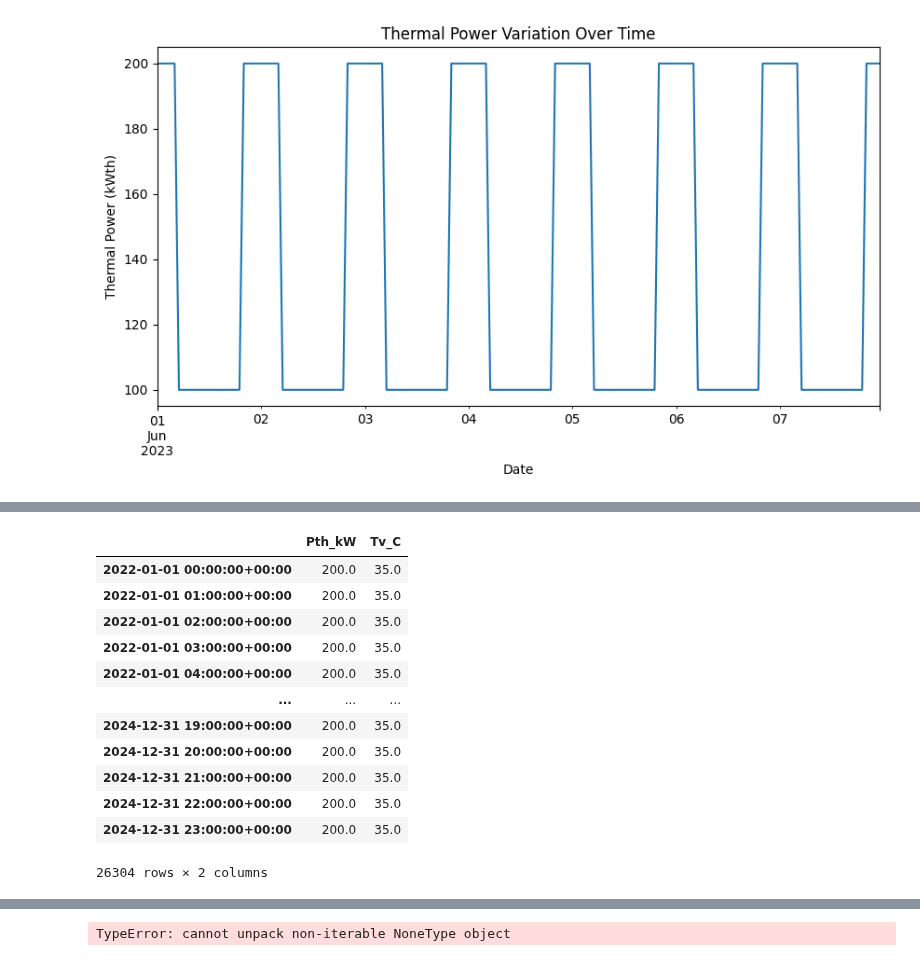
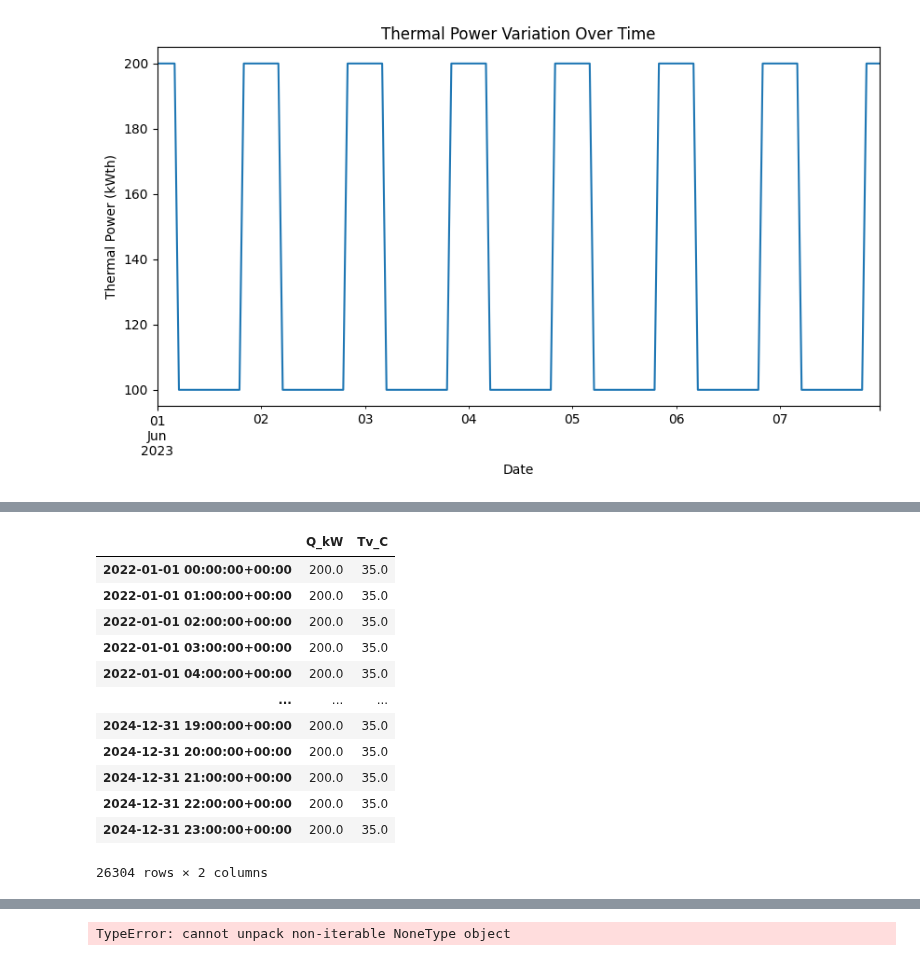
Before and after one commit to juan11iguel/SOLhycool, a Jupyter notebook: simulation/notebooks/generate_thermal_load_profile.ipynb, the cells around one changed output, grey strips where cells are left out. Saved outputs shown, nothing was run; the diff lists cells and outputs as text; code cells hidden in the pictures.

```diff
--- a/simulation/notebooks/generate_thermal_load_profile.ipynb
+++ b/simulation/notebooks/generate_thermal_load_profile.ipynb
@@ -19,8 +19,8 @@ from suntime import Sun
 output_path: Path = Path("../../data/datasets")
 latitude: float = 37.0947  # Tabernas, Spain
 longitude: float = -2.3583
-Pth_nomimal: float = 200.0  # Nominal power of the cooling system, kWth
-Pth_partial: float = Pth_nomimal * 0.5 # Partial load of the cooling system, kWth
+Q_nomimal: float = 200.0  # Nominal power of the cooling system, kWth
+Q_partial: float = Q_nomimal * 0.5 # Partial load of the cooling system, kWth
 Tv_nominal: float = 35 # Nominal temperature of vapor, ºC
 
 year_start: int = 2022
@@ -35,7 +35,7 @@ end_date = datetime.datetime(year_end, 12, 31, 23, 0, 0)
 date_rng = pd.date_range(start=start_date, end=end_date, freq='h', tz='UTC')
 
 # Initialize thermal load series (default to Pn)
-Pth = pd.Series(Pth_nomimal, index=date_rng, dtype=float)
+Q = pd.Series(Q_nomimal, index=date_rng, dtype=float)
 
 # Compute sunrise & sunset for each day
 sunrise_times = {}
@@ -68,8 +68,8 @@ Last sunset entry: (datetime.date(2024, 12, 31), datetime.datetime(2024, 12, 31,
 sunrise_series = pd.Series(sunrise_times).dt.tz_convert('UTC')
 sunset_series = pd.Series(sunset_times).dt.tz_convert('UTC')
 
-# Ensure the index of Pth aligns with the datetime range
-date_index = Pth.index
+# Ensure the index of Q aligns with the datetime range
+date_index = Q.index
 
 # Get the sunrise and sunset times for each timestamp
 sunrise_match = sunrise_series.reindex(date_index.date, method="ffill").values
@@ -78,12 +78,12 @@ sunset_match = sunset_series.reindex(date_index.date, method="ffill").values
 # Create a Boolean mask where the condition is met
 mask = (date_index.values >= sunrise_match) & (date_index.values <= sunset_match)
 
-# Update Pth using vectorized assignment
-Pth.loc[mask] = Pth_partial
+# Update Q using vectorized assignment
+Q.loc[mask] = Q_partial
 
 # Plot the results
 plt.figure(figsize=(10, 5))
-Pth['2023-06-01':'2023-06-07'].plot()
+Q['2023-06-01':'2023-06-07'].plot()
 plt.xlabel("Date")
 plt.ylabel("Thermal Power (kWth)")
 plt.title("Thermal Power Variation Over Time")
@@ -91,9 +91,9 @@ plt.show()
 # %% [output]
 [figure]
 # %%
-Tv = pd.Series(np.full(len(Pth), Tv_nominal), index=date_rng, dtype=float)
+Tv = pd.Series(np.full(len(Q), Tv_nominal), index=date_rng, dtype=float)
 
-df_load = pd.DataFrame({'Pth_kW': Pth, 'Tv_C': Tv})
+df_load = pd.DataFrame({'Q_kW': Q, 'Tv_C': Tv})
 
 logger.info(f"Resulting dataframe has {len(df_load)} rows")
 
@@ -112,4 +112,4 @@ df_load
-|  | Pth_kW | Tv_C |
+|  | Q_kW | Tv_C |
 | 2022-01-01 00:00:00+00:00 | 200.0 | 35.0 |
 | 2022-01-01 01:00:00+00:00 | 200.0 | 35.0 |
 | 2022-01-01 02:00:00+00:00 | 200.0 | 35.0 |
```
Also changed, not shown: parts of 3 cells of this notebook, 37 other files.
